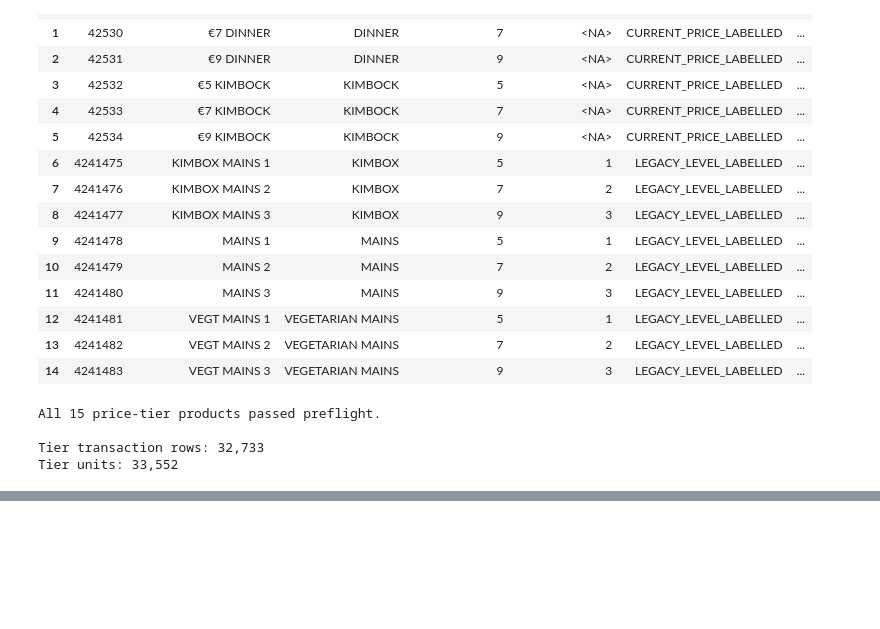
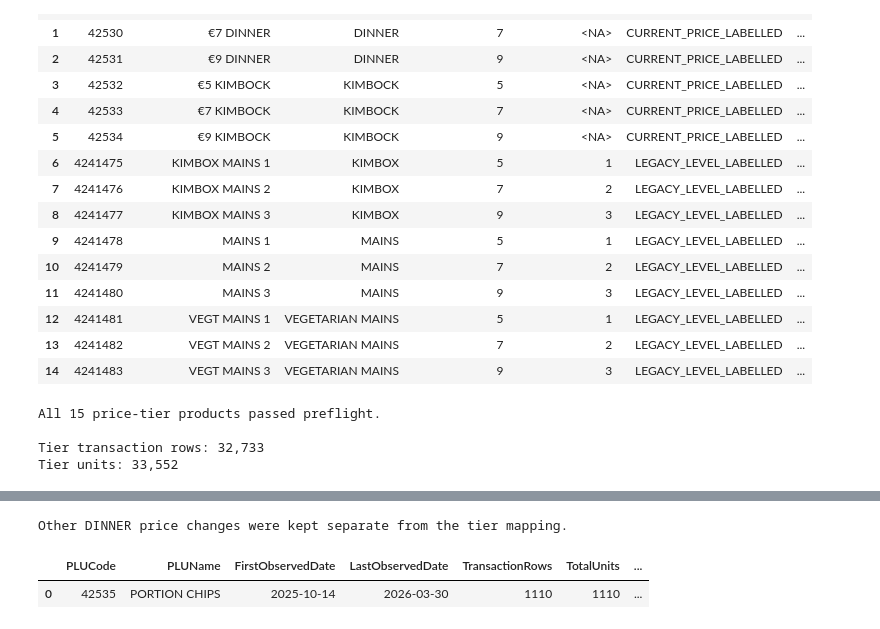
Before and after one commit to Ryan-B05/food_waste_restaurant, a Jupyter notebook: eden_dataset_final_corrections.ipynb, the cells around one changed output, grey strips where cells are left out. Saved outputs shown, nothing was run; the diff lists cells and outputs as text; code cells hidden in the pictures; blank space fills up the shorter version.

```diff
--- a/eden_dataset_final_corrections.ipynb
+++ b/eden_dataset_final_corrections.ipynb
@@ -4808,0 +5053,58 @@ Tier units: 33,552
+# %%
+# ============================================================
+# Step 3 - Cell 7
+# Audit other DINNER products with price changes
+# ============================================================
+
+other_dinner_price_changes = (
+    dinner_product_price_audit.loc[
+        (
+            dinner_product_price_audit[
+                "UniqueObservedPrices"
+            ].gt(1)
+        )
+        &
+        (
+            ~dinner_product_price_audit[
+                "PLUCode"
+            ].isin(
+                approved_price_tier_plu_codes
+            )
+        )
+    ]
+    .copy()
+    .reset_index(drop=True)
+)
+
+
+assert len(other_dinner_price_changes) == 1, (
+    "Expected one non-tier DINNER product with "
+    "multiple observed unit prices."
+)
+
+
+assert int(
+    other_dinner_price_changes[
+        "PLUCode"
+    ].iloc[0]
+) == 42535
+
+
+assert (
+    other_dinner_price_changes[
+        "PLUName"
+    ].iloc[0]
+    == "PORTION CHIPS"
+)
+
+
+print(
+    "Other DINNER price changes were kept separate "
+    "from the tier mapping."
+)
+
+display(other_dinner_price_changes)
+# %% [output]
+Other DINNER price changes were kept separate from the tier mapping.
+|  | PLUCode | PLUName | FirstObservedDate | LastObservedDate | TransactionRows | TotalUnits | ... |
+| 0 | 42535 | PORTION CHIPS | 2025-10-14 | 2026-03-30 | 1110 | 1110 | ... |
```
Also changed, not shown: parts of 21 cells of this notebook.
